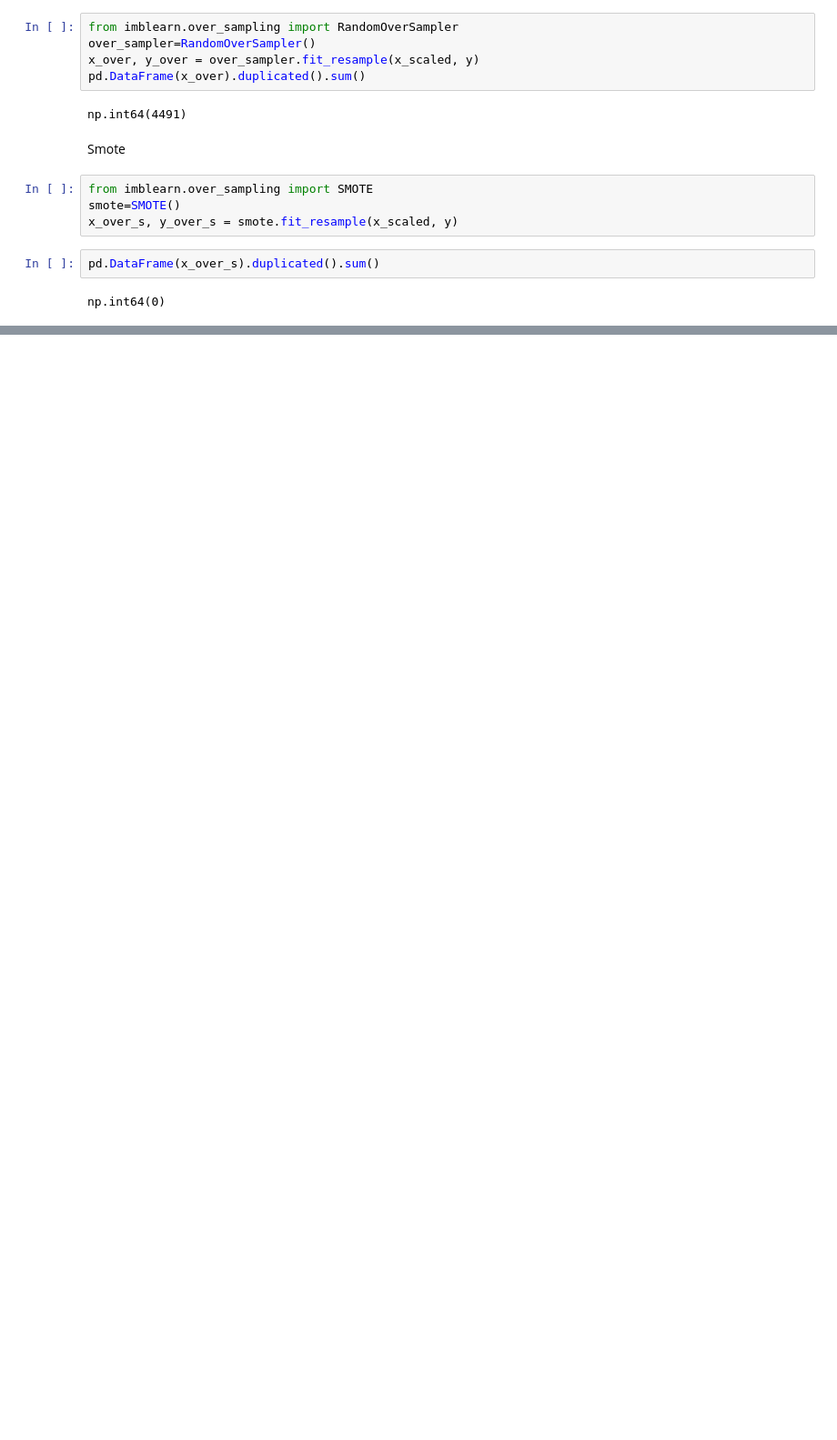
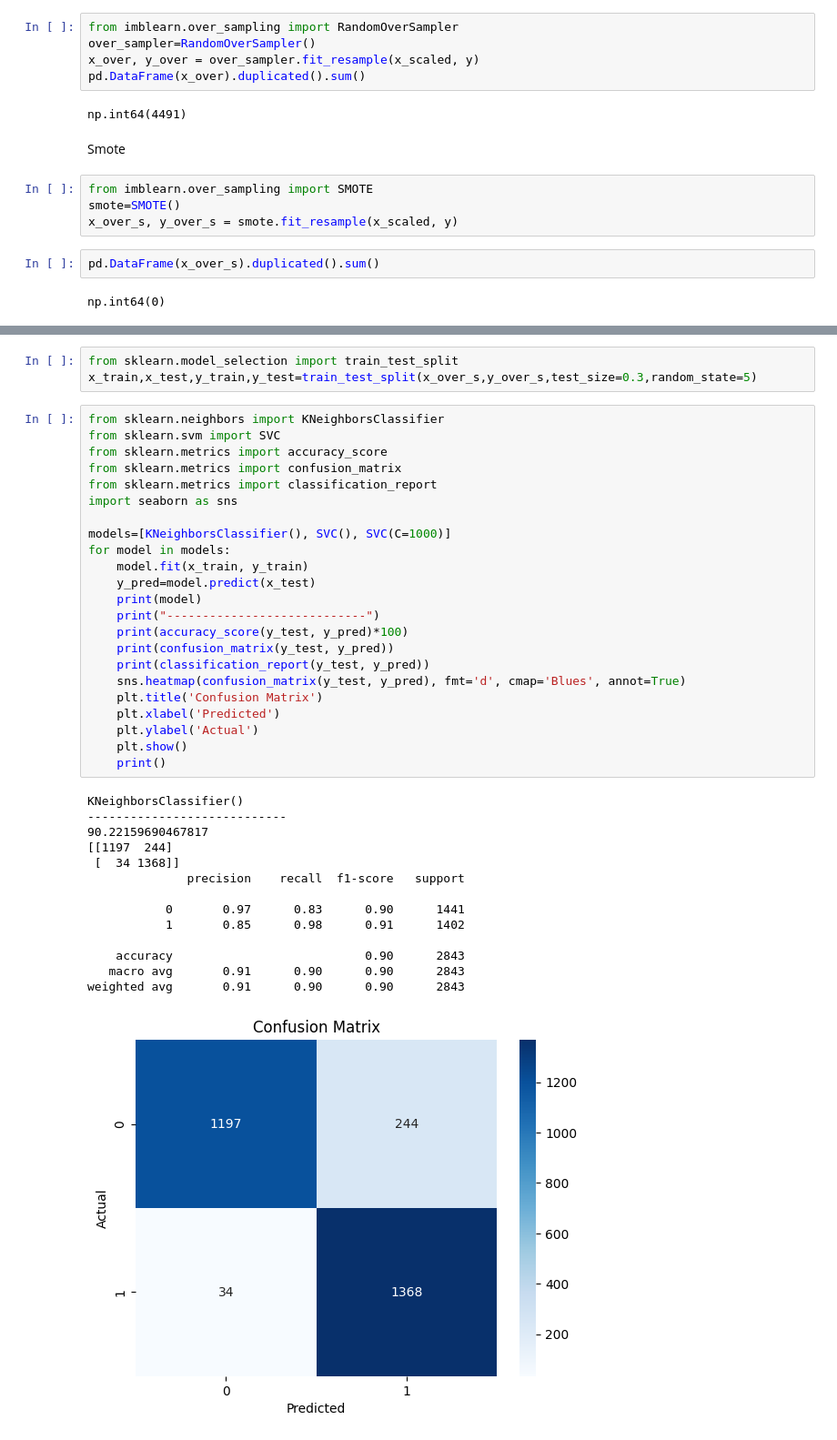
Before and after one commit to rijo909/py-ds, a Jupyter notebook: ML/SVM/stroke/main.ipynb, the cells around one changed output, grey strips where cells are left out. Shown at 91% size. Cells and saved outputs as stored; diff of their text form; blank space fills up the shorter version.

```diff
--- a/ML/SVM/main.ipynb
+++ b/ML/SVM/stroke/main.ipynb
@@ -506,0 +525,41 @@ np.int64(0)
+# %%
+from sklearn.model_selection import train_test_split
+x_train,x_test,y_train,y_test=train_test_split(x_over_s,y_over_s,test_size=0.3,random_state=5)
+# %%
+from sklearn.neighbors import KNeighborsClassifier
+from sklearn.svm import SVC
+from sklearn.metrics import accuracy_score
+from sklearn.metrics import confusion_matrix
+from sklearn.metrics import classification_report
+import seaborn as sns
+
+models=[KNeighborsClassifier(), SVC(), SVC(C=1000)]
+for model in models:
+    model.fit(x_train, y_train)
+    y_pred=model.predict(x_test)
+    print(model)
+    print("----------------------------")
+    print(accuracy_score(y_test, y_pred)*100)
+    print(confusion_matrix(y_test, y_pred))
+    print(classification_report(y_test, y_pred))
+    sns.heatmap(confusion_matrix(y_test, y_pred), fmt='d', cmap='Blues', annot=True)
+    plt.title('Confusion Matrix')
+    plt.xlabel('Predicted')
+    plt.ylabel('Actual')
+    plt.show()
+    print()
+# %% [output]
+KNeighborsClassifier()
+----------------------------
+90.22159690467817
+[[1197  244]
+ [  34 1368]]
+              precision    recall  f1-score   support
+
+           0       0.97      0.83      0.90      1441
+           1       0.85      0.98      0.91      1402
+
+    accuracy                           0.90      2843
+   macro avg       0.91      0.90      0.90      2843
+weighted avg       0.91      0.90      0.90      2843
+[figure, added]
```
Also changed, not shown: parts of 3 cells of this notebook, 12 other files.
